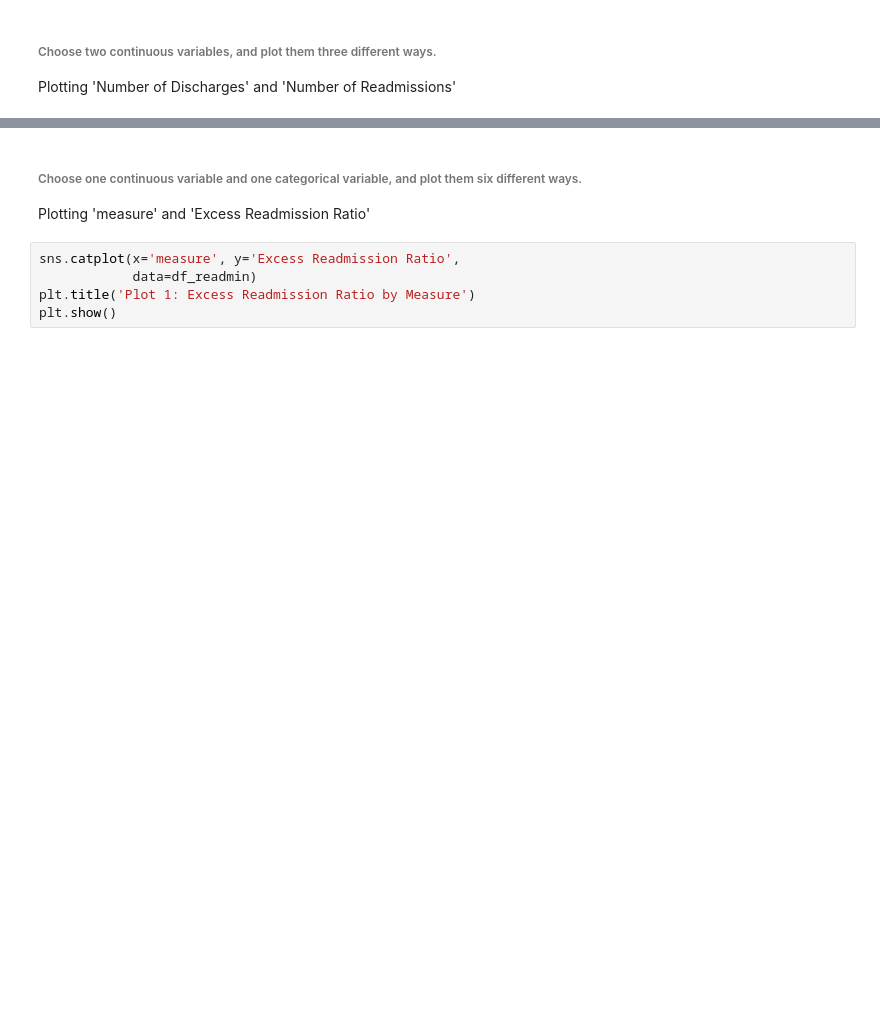
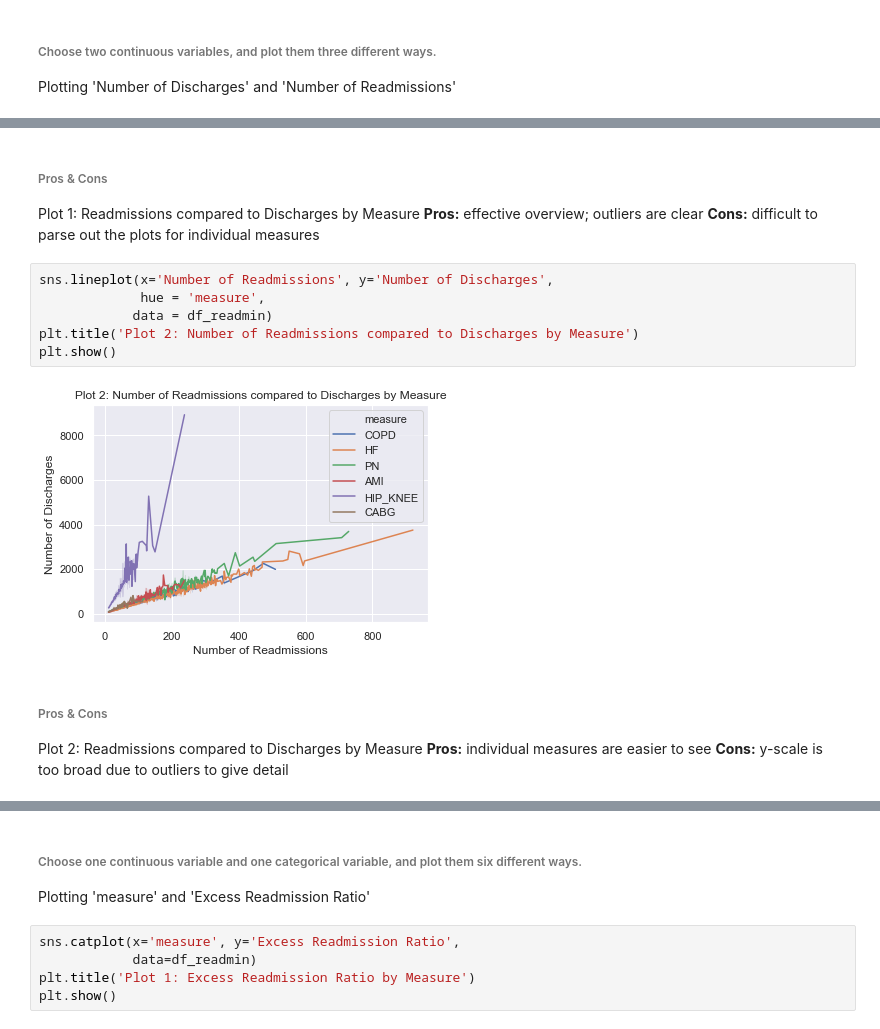
Before and after one commit to kathieking/Thinkful, a Jupyter notebook: check12_2_part1.ipynb, the cells around one changed output, grey strips where cells are left out. Saved outputs shown, nothing was run; the diff lists cells and outputs as text; blank space fills up the shorter version.

```diff
--- a/check12_2_part1.ipynb
+++ b/check12_2_part1.ipynb
@@ -193,2 +162,20 @@ plt.show()
+# %% [markdown]
+###### Pros & Cons
+Plot 1: Readmissions compared to Discharges by Measure
+**Pros:** effective overview; outliers are clear
+**Cons:** difficult to parse out the plots for individual measures
+# %%
+sns.lineplot(x='Number of Readmissions', y='Number of Discharges',
+             hue = 'measure',
+            data = df_readmin)
+plt.title('Plot 2: Number of Readmissions compared to Discharges by Measure')
+plt.show()
+# %% [output]
+[figure, added]
+# %% [markdown]
+###### Pros & Cons
+Plot 2: Readmissions compared to Discharges by Measure
+**Pros:** individual measures are easier to see
+**Cons:** y-scale is too broad due to outliers to give detail
 # %%
 sns.relplot(x='Number of Discharges', y='Number of Readmissions',
```
Also changed, not shown: parts of 29 cells of this notebook.
